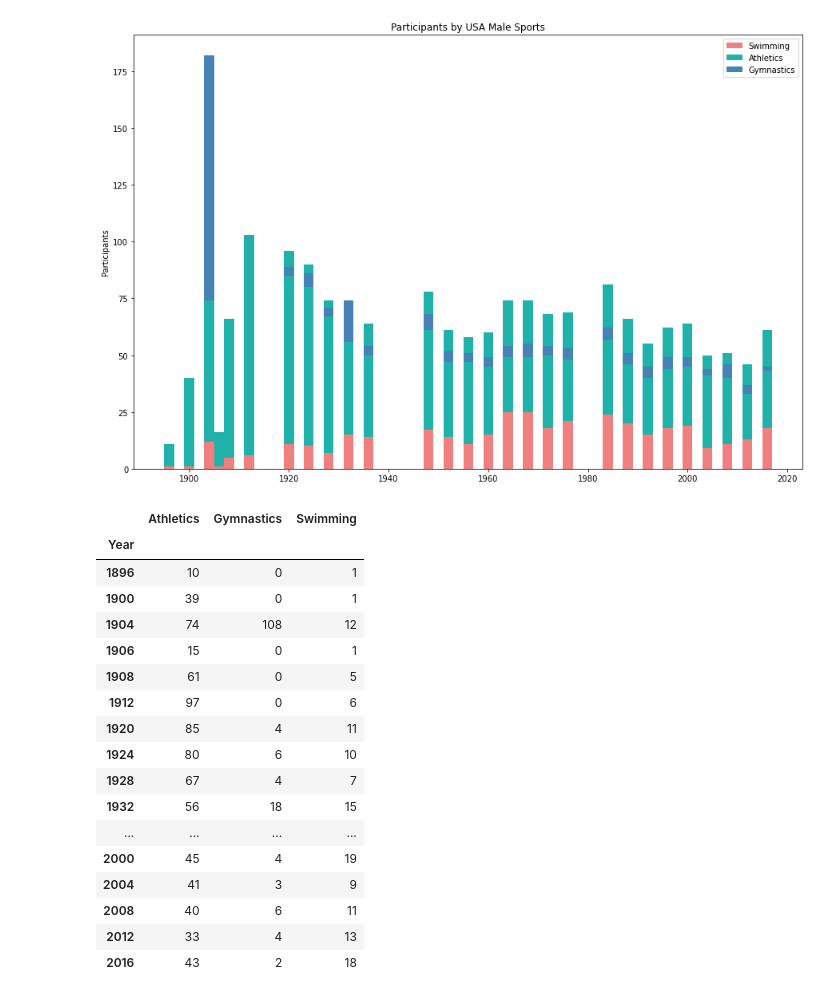
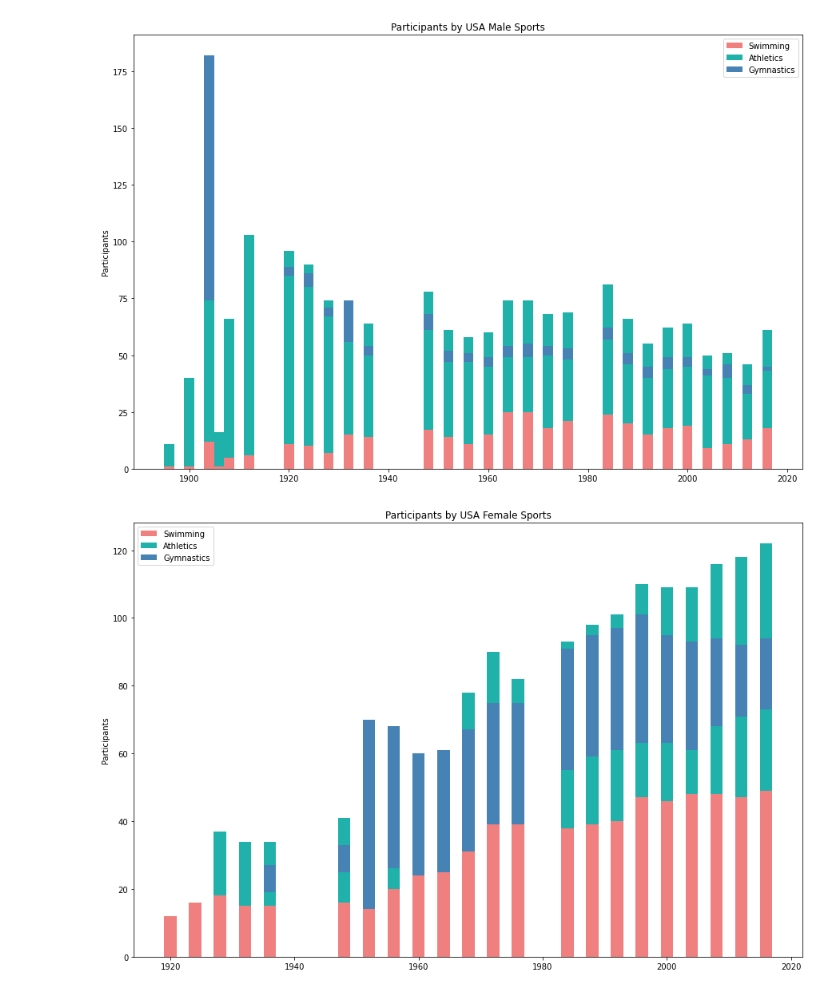
Before and after one commit to fhelms8/Git_Sum_Group_Prj, a Jupyter notebook: women.ipynb, the cells around one changed output. Saved outputs shown, nothing was run; the diff lists cells and outputs as text; code cells hidden in the pictures.

```diff
--- a/women.ipynb
+++ b/women.ipynb
@@ -264,24 +295,38 @@ ax.legend()
 plt.show()
 # %% [output]
 [figure]
-# %%
-merged_men
-# %% [output]
-|  | Athletics | Gymnastics | Swimming |
-| Year |  |  |  |
-| 1896 | 10 | 0 | 1 |
-| 1900 | 39 | 0 | 1 |
-| 1904 | 74 | 108 | 12 |
-| 1906 | 15 | 0 | 1 |
-| 1908 | 61 | 0 | 5 |
-| 1912 | 97 | 0 | 6 |
-| 1920 | 85 | 4 | 11 |
-| 1924 | 80 | 6 | 10 |
-| 1928 | 67 | 4 | 7 |
-| 1932 | 56 | 18 | 15 |
-| ... | ... | ... | ... |
-| 2000 | 45 | 4 | 19 |
-| 2004 | 41 | 3 | 9 |
-| 2008 | 40 | 6 | 11 |
-| 2012 | 33 | 4 | 13 |
-| 2016 | 43 | 2 | 18 |
+# %%
+women_athl_df = pd.DataFrame(df_yr1['ID'])
+women_athl_df.columns = ['Athletics']
+women_gym_df = pd.DataFrame(df_yr2['ID'])
+women_gym_df.columns = ['Gymnastics']
+women_swm_df = pd.DataFrame(df_yr3['ID'])
+women_swm_df.columns = ['Swimming']
+
+merged_women = pd.merge(women_athl_df, women_gym_df, on="Year", how="outer")
+merged_women = pd.merge(merged_women, women_swm_df, on="Year", how="outer")
+merged_women.fillna(0, inplace = True)
+merged_women = merged_women.astype(int)
+merged_women
+
+
+width = 2.00       # the width of the bars: can also be len(x) sequence
+
+# fig, ax = plt.subplots()
+fig, ax = plt.subplots(figsize=(15, 10))
+ax.bar(merged_women.index, merged_women['Swimming'], width,
+       label='Swimming', color= 'lightcoral')
+ax.bar(merged_women.index, merged_women['Athletics'], width, bottom= merged_women['Swimming'],
+       label='Athletics', color = 'lightseagreen')
+ax.bar(merged_women.index, merged_women['Gymnastics'], width, bottom= merged_women['Athletics'],
+       label='Gymnastics', color ='steelblue')
+
+
+
+ax.set_ylabel('Participants')
+ax.set_title('Participants by USA Female Sports')
+ax.legend()
+
+plt.show()
+# %% [output]
+[figure, added]
```
Also changed, not shown: parts of 6 cells of this notebook, 4 other files.
